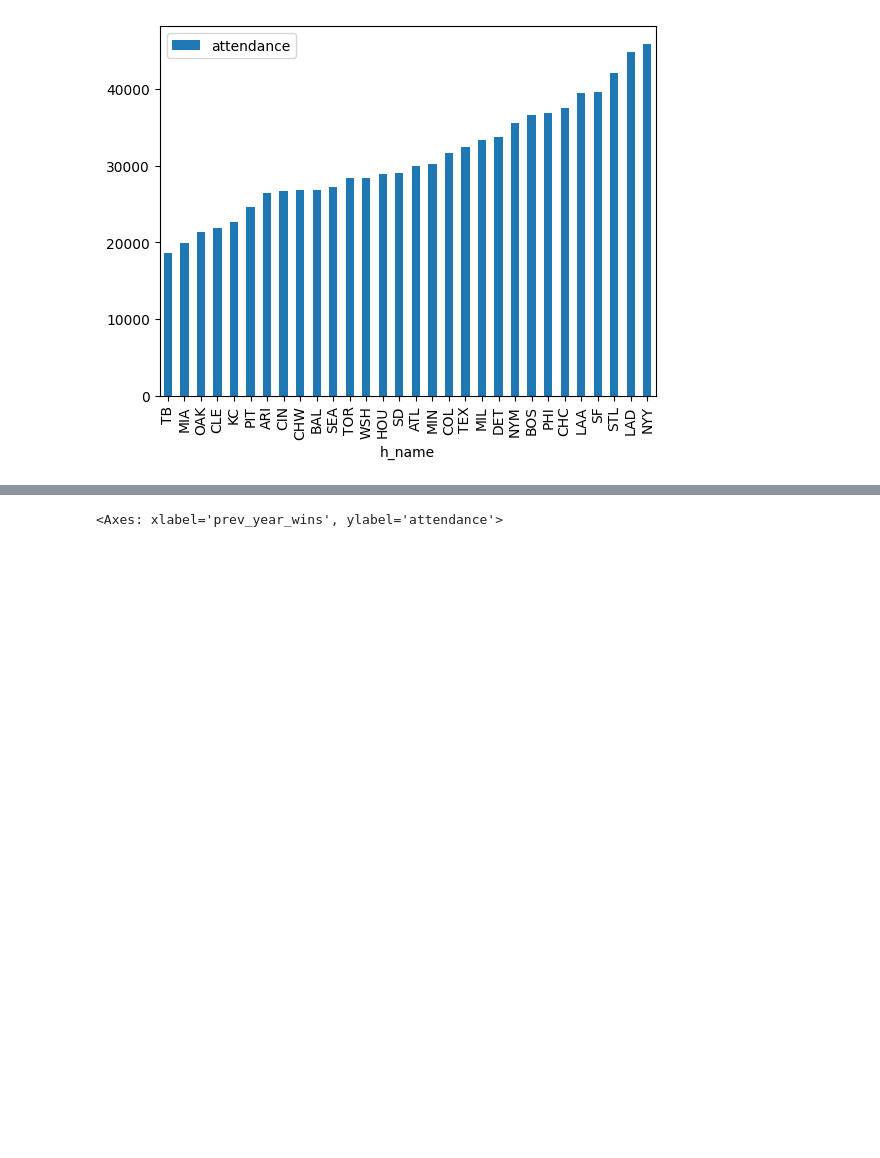
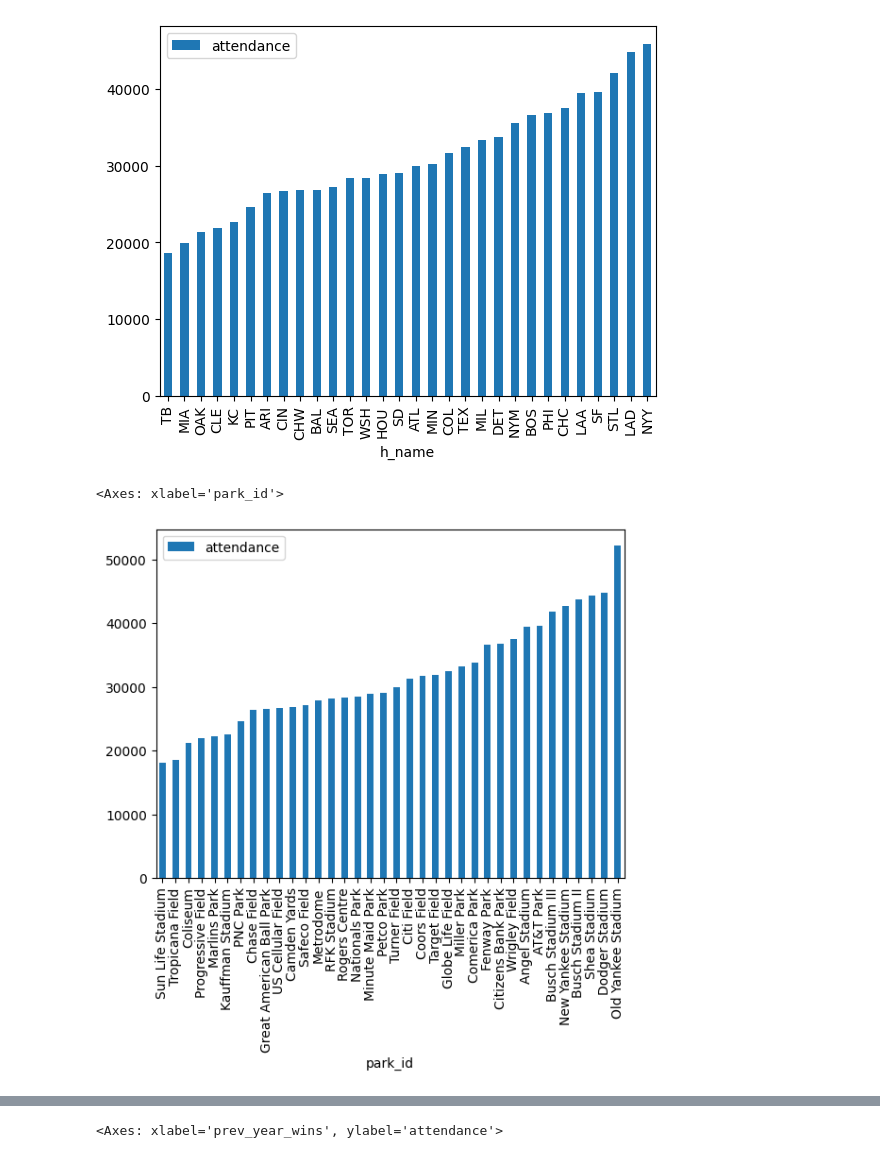
Before and after one commit to tmarchok1/DS440_project, a Jupyter notebook: model_code.ipynb, the cells around one changed output, grey strips where cells are left out. Cells and saved outputs as stored; diff of their text form; code cells hidden in the pictures; blank space fills up the shorter version.

```diff
--- a/model_code.ipynb
+++ b/model_code.ipynb
@@ -29,3 +29,9 @@ v_namedf.plot(kind='bar', y='attendance')
 # %% [output]
 <Axes: xlabel='h_name'>
 [figure]
+# %%
+capacity = modeldata.groupby('park_id')['attendance'].mean().sort_values().to_frame().reset_index()
+capacity.plot(kind='bar', x='park_id', y='attendance')
+# %% [output]
+<Axes: xlabel='park_id'>
+[figure, added]
```
Also changed, not shown: parts of 2 cells of this notebook.
